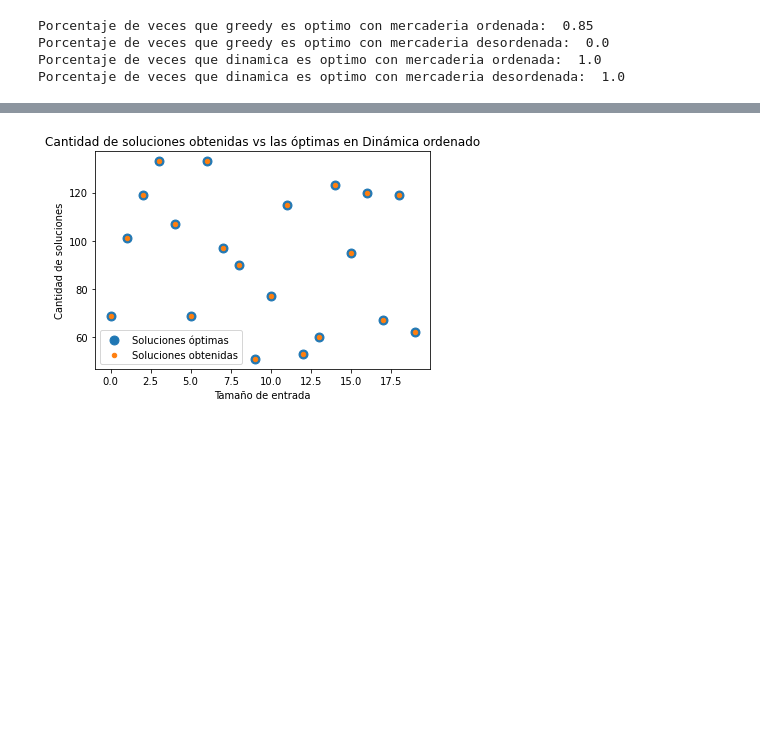
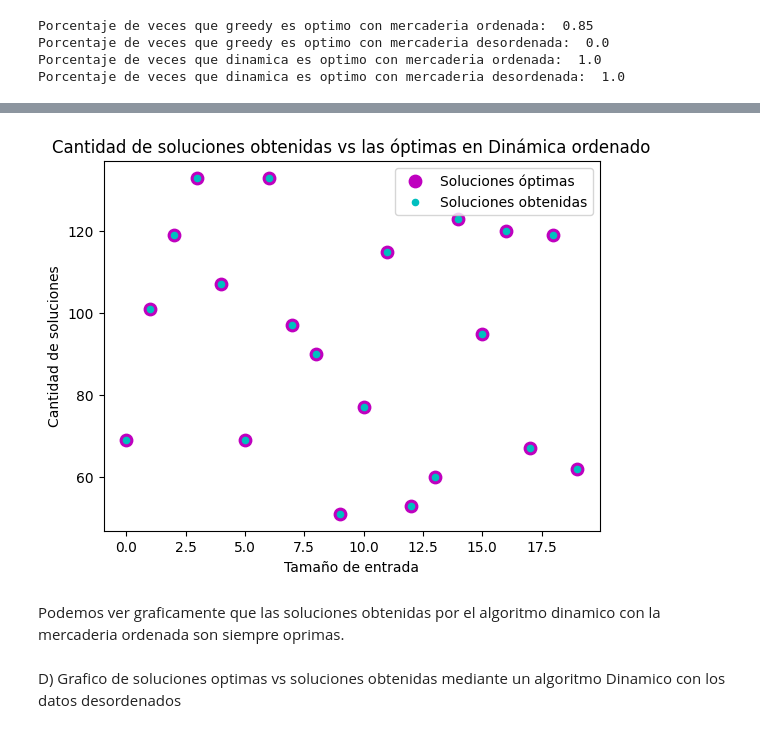
Before and after one commit to MartinUgarte/TDA-TP1, a Jupyter notebook: contrabando/grafico.ipynb, the cells around one changed output, grey strips where cells are left out. Cells and saved outputs as stored; diff of their text form; code cells hidden in the pictures; blank space fills up the shorter version.

```diff
--- a/contrabando/grafico.ipynb
+++ b/contrabando/grafico.ipynb
@@ -59,11 +70,15 @@ plt.show()
 # %%
-plt.scatter(tamaño_entrada, optimas_dinamica_ordenado, s=80, label="Soluciones óptimas")
-plt.scatter(tamaño_entrada, obtenidas_dinamica_ordenado, s=20, label="Soluciones obtenidas")
+plt.scatter(tamaño_entrada, optimas_dinamica_ordenado, c= 'm', s=80, label="Soluciones óptimas")
+plt.scatter(tamaño_entrada, obtenidas_dinamica_ordenado, c= 'c', s=20, label="Soluciones obtenidas")
 
 plt.title(f'Cantidad de soluciones obtenidas vs las óptimas en Dinámica ordenado')
 plt.xlabel('Tamaño de entrada')
 plt.ylabel('Cantidad de soluciones')
 plt.legend()
 plt.show()
 # %% [output]
-[figure, old version]
+[figure, new version]
+# %% [markdown]
+Podemos ver graficamente que las soluciones obtenidas por el algoritmo dinamico con la mercaderia ordenada son siempre oprimas.
+# %% [markdown]
+D) Grafico de soluciones optimas vs soluciones obtenidas mediante un algoritmo Dinamico con los datos desordenados
```
Also changed, not shown: parts of 16 cells of this notebook, 1 other file.
